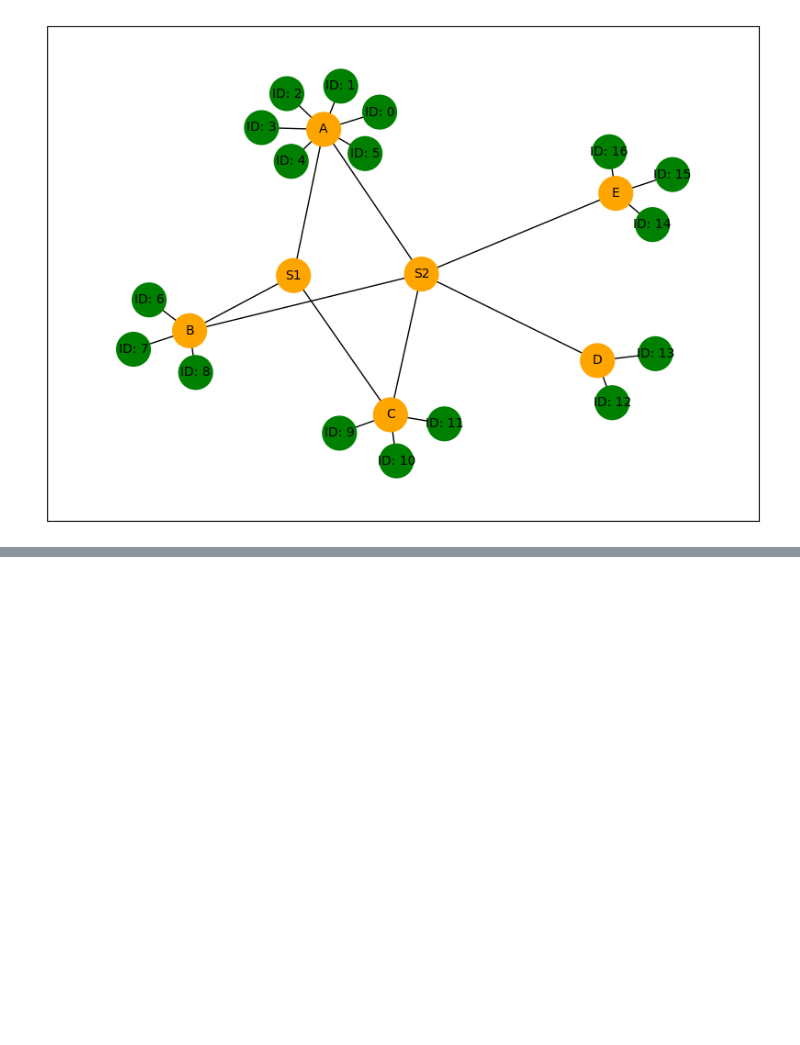
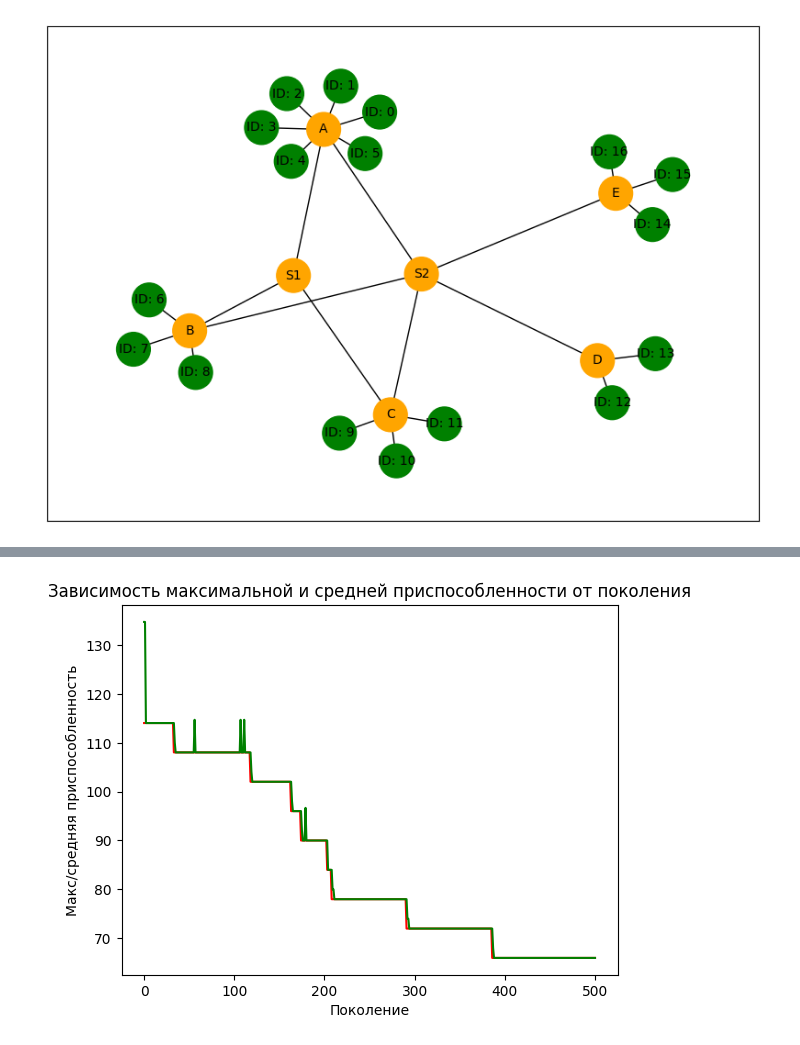
Before and after one commit to Atikin-NT/hacks-ai, a Jupyter notebook: data_sience/hypothesis_2.ipynb, the cells around one changed output, grey strips where cells are left out. Cells and saved outputs as stored; diff of their text form; code cells hidden in the pictures; blank space fills up the shorter version.

```diff
--- a/data_sience/hypothesis_2.ipynb
+++ b/data_sience/hypothesis_2.ipynb
@@ -235,0 +304,14 @@ def shedule_cost(individual):
+# %%
+stats = tools.Statistics(lambda ind: ind.fitness.values)
+stats.register("min", np.min)
+stats.register("avg", np.mean)
+# %%
+hof = tools.HallOfFame(HALL_OF_FAME_SIZE)
+# %%
+population, logbook = algorithms.eaSimple(population, toolbox,
+                                        cxpb=P_CROSSOVER/MUL_COUNT,
+                                        mutpb=P_MUTATION/MUL_COUNT,
+                                        ngen=MAX_GENERATIONS,
+                                        halloffame=hof,
+                                        stats=stats,
+                                        verbose=True)
@@ -235,0 +336,12 @@ def shedule_cost(individual):
+# %%
+maxFitnessValues, meanFitnessValues = logbook.select("min", "avg")
+# %%
+plt.plot(maxFitnessValues, color='red')
+plt.plot(meanFitnessValues, color='green')
+plt.xlabel('Поколение')
+plt.ylabel('Макс/средняя приспособленность')
+plt.title('Зависимость максимальной и средней приспособленности от поколения')
+
+plt.show()
+# %% [output]
+[figure, added]
```
Also changed, not shown: parts of 15 cells of this notebook.
